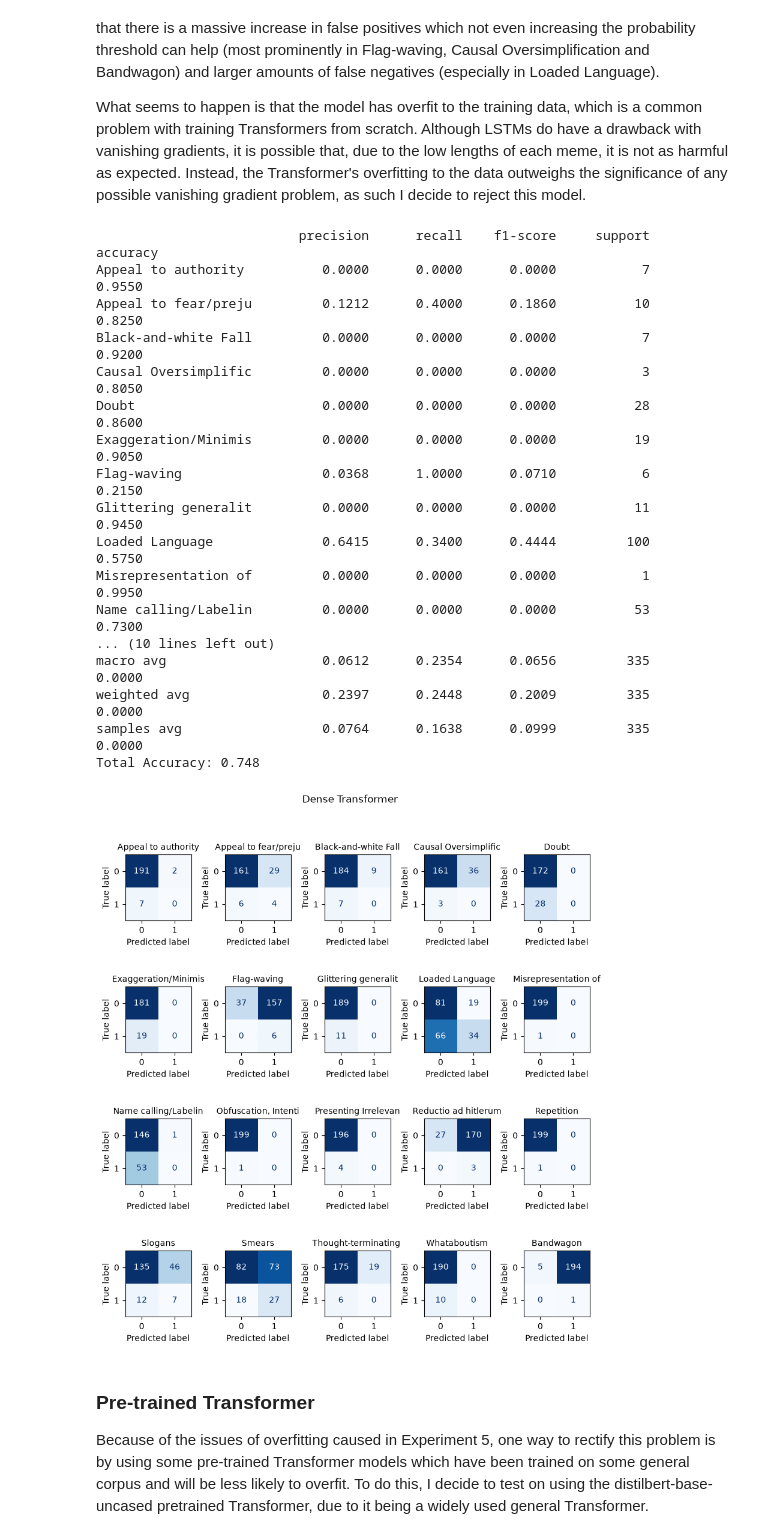
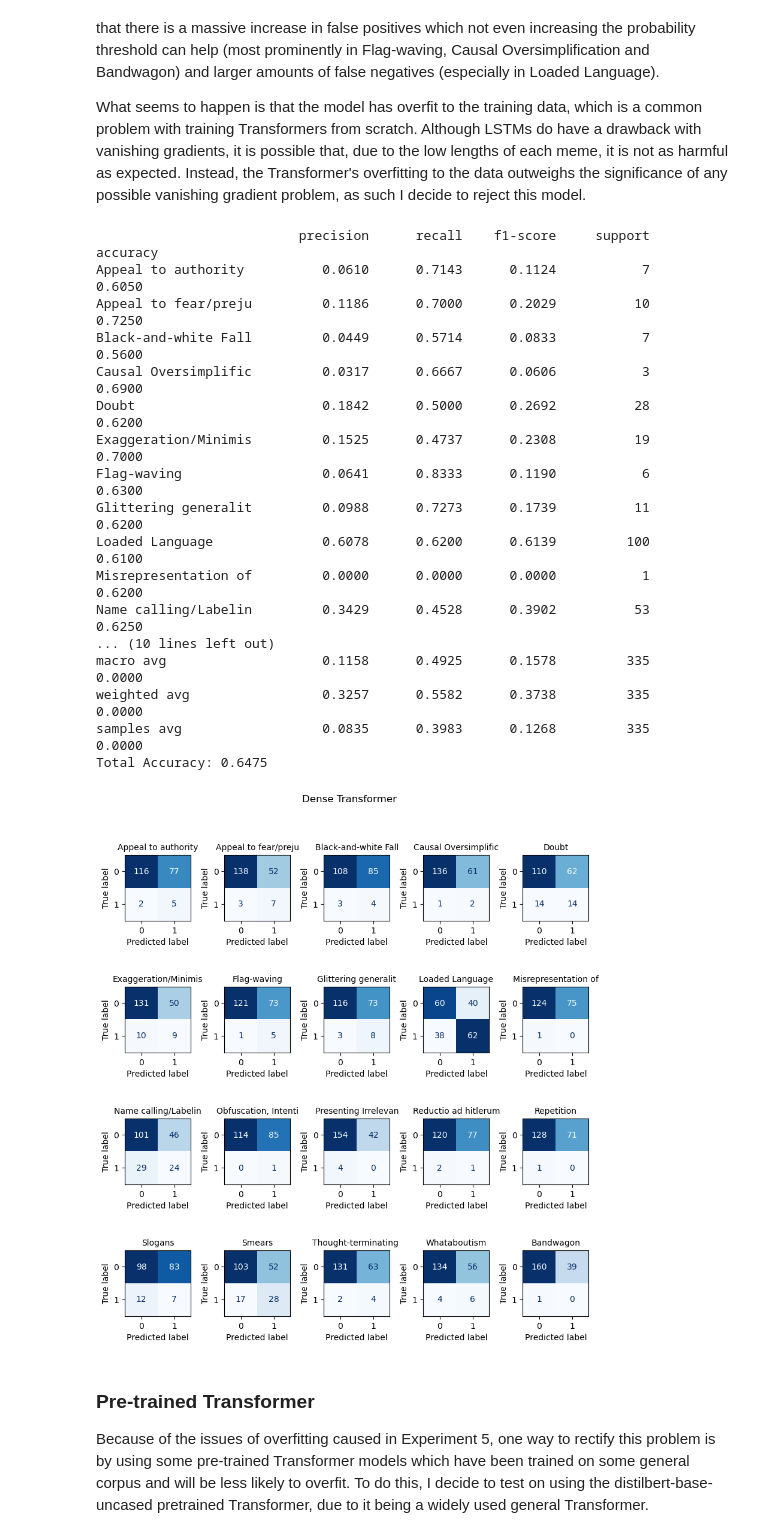
Before and after one commit to LoganJGunawan/DeepLearning2, a Jupyter notebook: main.ipynb, the cells around one changed output. Saved outputs shown, nothing was run; the diff lists cells and outputs as text; code cells hidden in the pictures.

```diff
--- a/main.ipynb
+++ b/main.ipynb
@@ -1285,29 +1287,29 @@ This new model produces a lower precision (0.0769 vs 0.1320), recall (0.2542 vs
 
 What seems to happen is that the model has overfit to the training data, which is a common problem with training Transformers from scratch. Although LSTMs do have a drawback with vanishing gradients, it is possible that, due to the low lengths of each meme, it is not as harmful as expected. Instead, the Transformer's overfitting to the data outweighs the significance of any possible vanishing gradient problem, as such I decide to reject this model.
 # %%
-fig, report, accuracy = get_evaluation(dense_tf, test_loader, "Dense Transformer", prob_thresholds=THRESHOLDS)
+fig, report, accuracy = get_evaluation(dense_tf, test_loader, "Dense Transformer")
 
 view_report(report)
 print(f"Total Accuracy: {accuracy}")
 # %% [output]
                           precision      recall    f1-score     support    accuracy
-Appeal to authority          0.0000      0.0000      0.0000           7      0.9550
-Appeal to fear/preju         0.1212      0.4000      0.1860          10      0.8250
-Black-and-white Fall         0.0000      0.0000      0.0000           7      0.9200
-Causal Oversimplific         0.0000      0.0000      0.0000           3      0.8050
-Doubt                        0.0000      0.0000      0.0000          28      0.8600
-Exaggeration/Minimis         0.0000      0.0000      0.0000          19      0.9050
-Flag-waving                  0.0368      1.0000      0.0710           6      0.2150
-Glittering generalit         0.0000      0.0000      0.0000          11      0.9450
-Loaded Language              0.6415      0.3400      0.4444         100      0.5750
-Misrepresentation of         0.0000      0.0000      0.0000           1      0.9950
-Name calling/Labelin         0.0000      0.0000      0.0000          53      0.7300
+Appeal to authority          0.0610      0.7143      0.1124           7      0.6050
+Appeal to fear/preju         0.1186      0.7000      0.2029          10      0.7250
+Black-and-white Fall         0.0449      0.5714      0.0833           7      0.5600
+Causal Oversimplific         0.0317      0.6667      0.0606           3      0.6900
+Doubt                        0.1842      0.5000      0.2692          28      0.6200
+Exaggeration/Minimis         0.1525      0.4737      0.2308          19      0.7000
+Flag-waving                  0.0641      0.8333      0.1190           6      0.6300
+Glittering generalit         0.0988      0.7273      0.1739          11      0.6200
+Loaded Language              0.6078      0.6200      0.6139         100      0.6100
+Misrepresentation of         0.0000      0.0000      0.0000           1      0.6200
+Name calling/Labelin         0.3429      0.4528      0.3902          53      0.6250
 ... (10 lines left out)
-macro avg                    0.0612      0.2354      0.0656         335      0.0000
-weighted avg                 0.2397      0.2448      0.2009         335      0.0000
-samples avg                  0.0764      0.1638      0.0999         335      0.0000
-Total Accuracy: 0.748
+macro avg                    0.1158      0.4925      0.1578         335      0.0000
+weighted avg                 0.3257      0.5582      0.3738         335      0.0000
+samples avg                  0.0835      0.3983      0.1268         335      0.0000
+Total Accuracy: 0.6475
-[figure, old version]
+[figure, new version]
 # %% [markdown]
 ### Pre-trained Transformer
 
```
Also changed, not shown: parts of 21 cells of this notebook.
